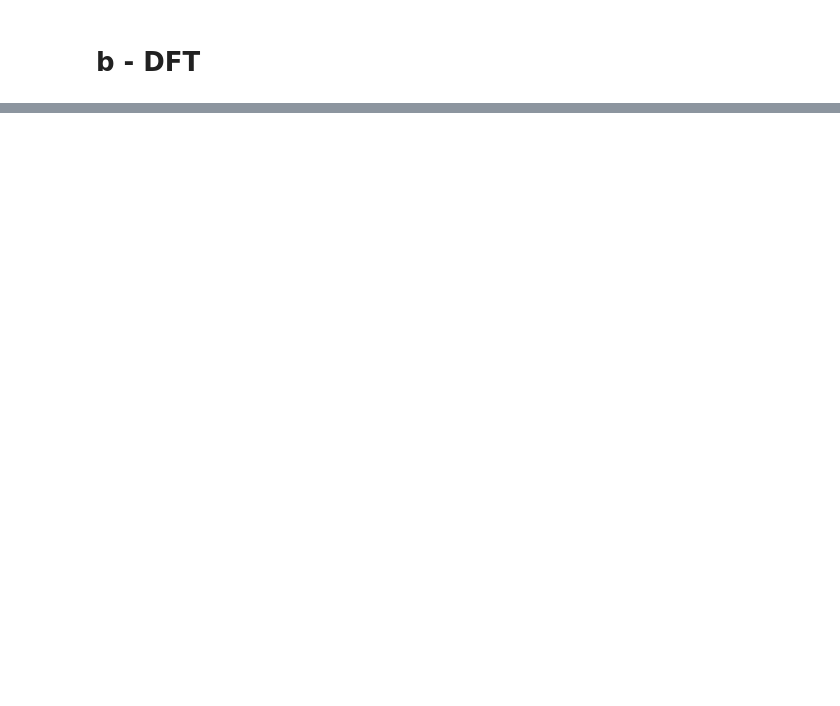
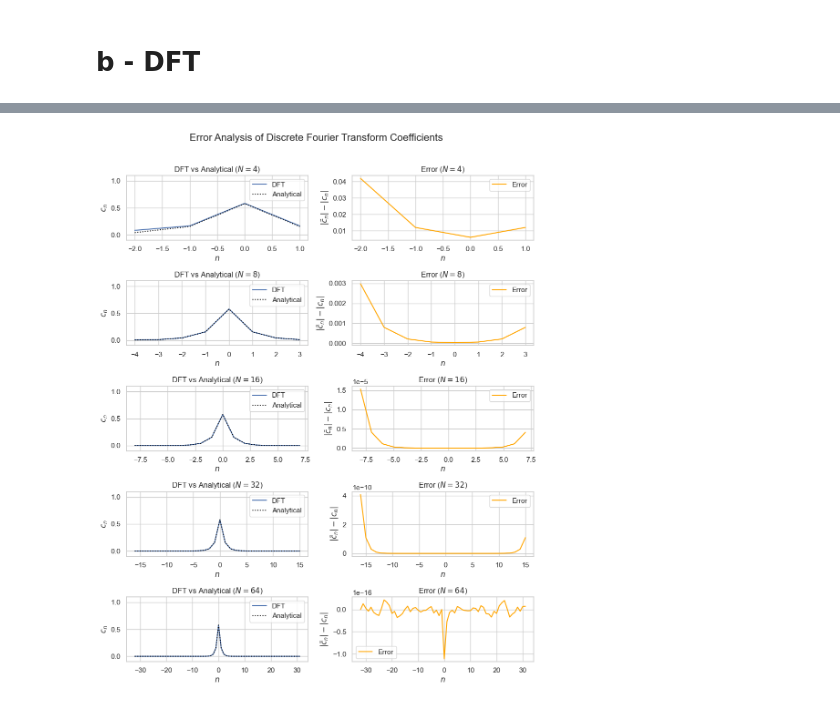
Before and after one commit to JeppeKlitgaard/02689-Advanced-Numerical-Methods, a Jupyter notebook: assignment_1/jk_1_fourier.ipynb, the cells around one changed output, grey strips where cells are left out. Drawn from its saved outputs; the diff is of its cells as text; code cells hidden in the pictures; blank space fills up the shorter version.

```diff
--- a/assignment_1/jk_1_fourier.ipynb
+++ b/assignment_1/jk_1_fourier.ipynb
@@ -102,0 +221,39 @@ for N in Ns:
+# %%
+import numpy as np
+import matplotlib.pyplot as plt
+
+Ns = [4, 8, 16, 32, 64]
+x = np.linspace(0, 2 * np.pi, 100)
+y_exact = u(x)
+
+fig, axes = plt.subplots(len(Ns), 2, figsize=(10, 2.5 * len(Ns)))
+
+for idx, N in enumerate(Ns):
+    x_n = np.linspace(0, 2 * np.pi, N, endpoint=False)
+    y_n = u(x_n)
+    dft_components = np.fft.fftshift(np.fft.fft(y_n, norm="forward"))
+    n_range = np.arange(-N//2, N//2)
+    Cn_components = list(map(C_n, n_range))
+    errors = np.abs(dft_components) - np.abs(Cn_components)
+
+    ax1, ax2 = axes[idx]
+    ax1.plot(n_range, np.abs(dft_components), label="DFT")
+    ax1.plot(n_range, np.abs(Cn_components), label="Analytical", color="black", ls=":")
+    ax1.set_title(f"DFT vs Analytical ($N={N}$)")
+    ax1.set_xlabel("$n$")
+    ax1.set_ylabel("$c_n$")
+    ax1.set_ylim(-0.1, 1.1)
+    ax1.legend()
+
+    ax2.plot(n_range, errors, label="Error", color="orange")
+    ax2.set_title(f"Error ($N={N}$)")
+    ax2.set_xlabel("$n$")
+    ax2.set_ylabel(r"$|\tilde{c}_n| - |c_n|$")
+    ax2.legend()
+
+plt.suptitle("Error Analysis of Discrete Fourier Transform Coefficients", fontsize=16)
+plt.tight_layout(rect=[0, 0, 1, 0.97])
+plt.savefig("report/output/1b_fourier_dft_error_analysis.png", dpi=600)
+plt.show()
+# %% [output]
+[figure, added]
```
Also changed, not shown: parts of 4 cells of this notebook, 2 other files.
